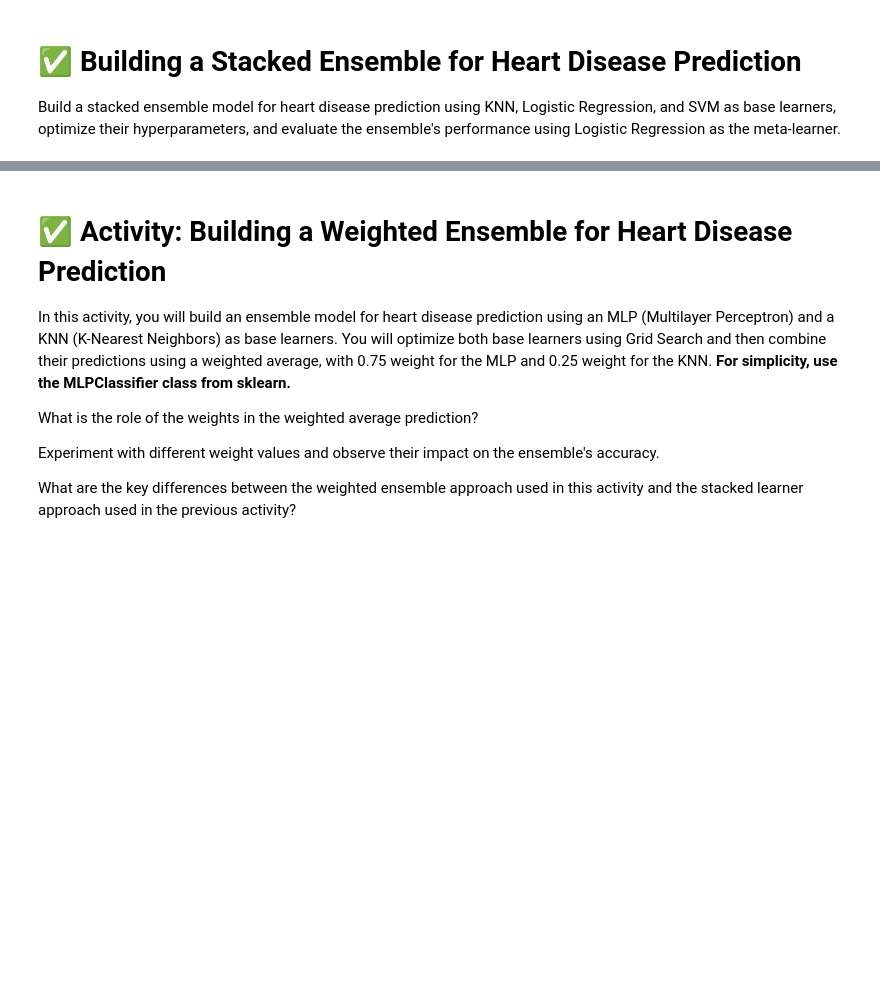
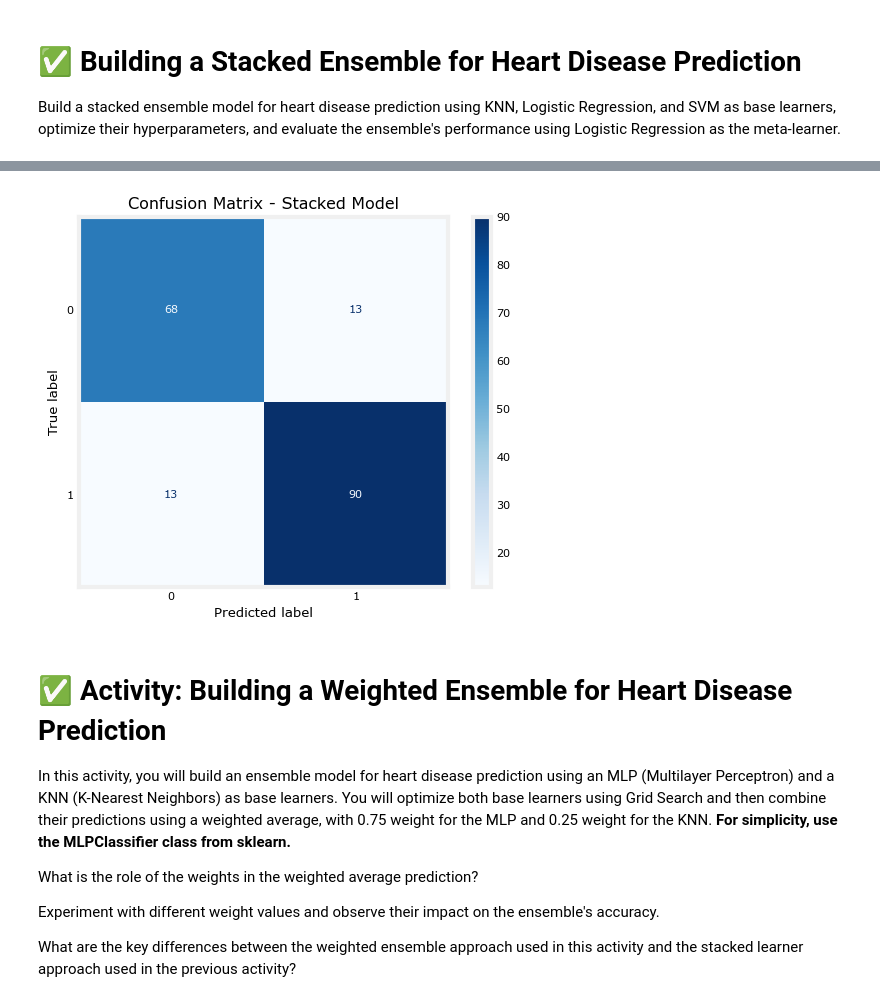
Before and after one commit to JeffAsDRK/Semana_3_AS, a Jupyter notebook: Decision_Trees,_Random_Forest,_Stacked_Ensembles,_XGBoost,_AutoGluon.ipynb, the cells around one changed output, grey strips where cells are left out. Drawn from its saved outputs; the diff is of its cells as text; code cells hidden in the pictures; blank space fills up the shorter version.

```diff
--- a/Decision_Trees,_Random_Forest,_Stacked_Ensembles,_XGBoost,_AutoGluon.ipynb
+++ b/Decision_Trees,_Random_Forest,_Stacked_Ensembles,_XGBoost,_AutoGluon.ipynb
@@ -478,3 +627,13 @@ from xgboost import XGBClassifier
+# %%
+from sklearn.metrics import ConfusionMatrixDisplay
+import matplotlib.pyplot as plt
+
+# Plot confusion matrix
+ConfusionMatrixDisplay.from_estimator(stacked_model, X_test, y_test, cmap='Blues')
+plt.title("Confusion Matrix - Stacked Model")
+plt.show()
+# %% [output]
+[figure, added]
 # %% [markdown]
 # ✅ Activity: Building a Weighted Ensemble for Heart Disease Prediction
 
```
Also changed, not shown: parts of 10 cells of this notebook.
